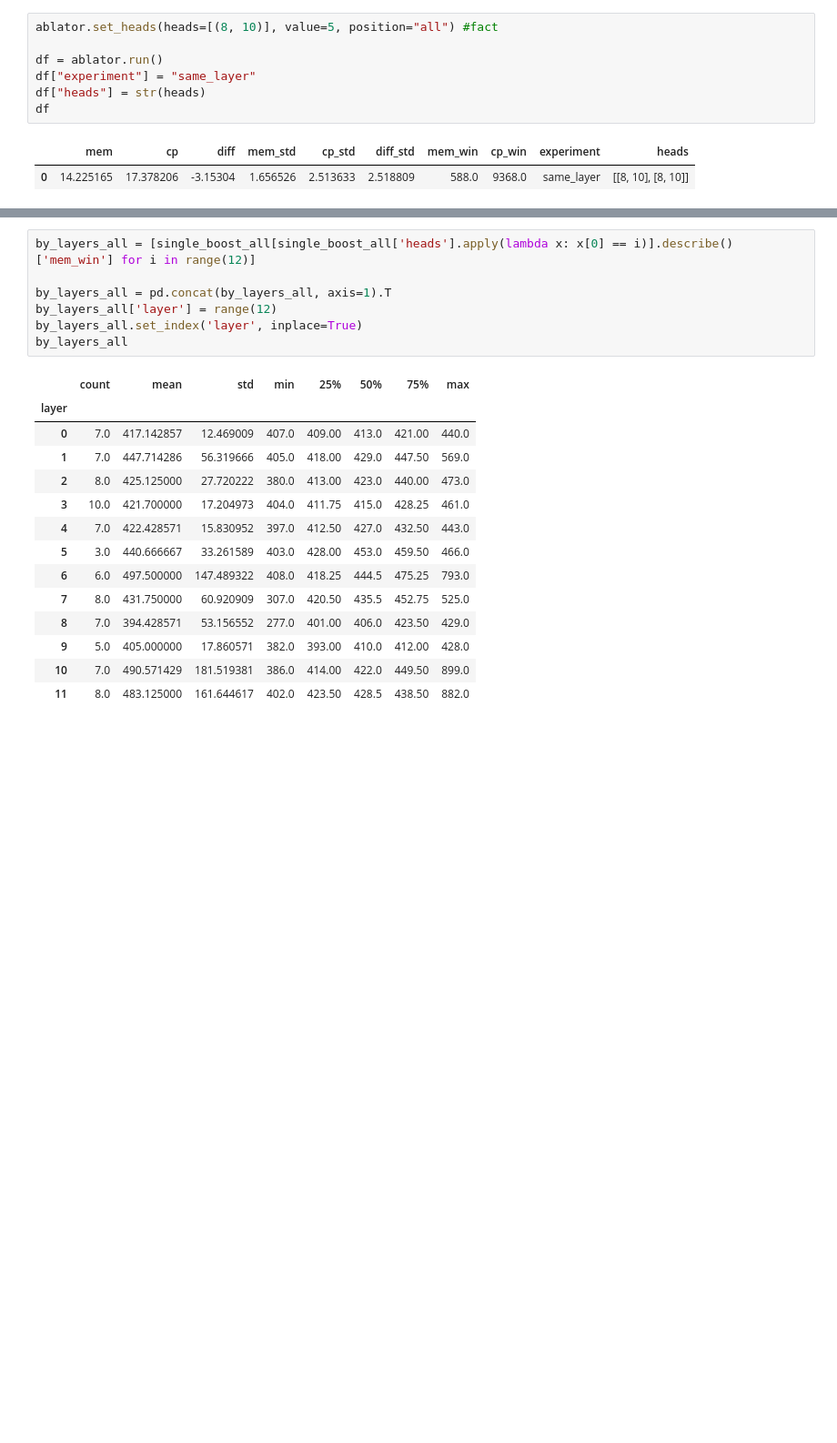
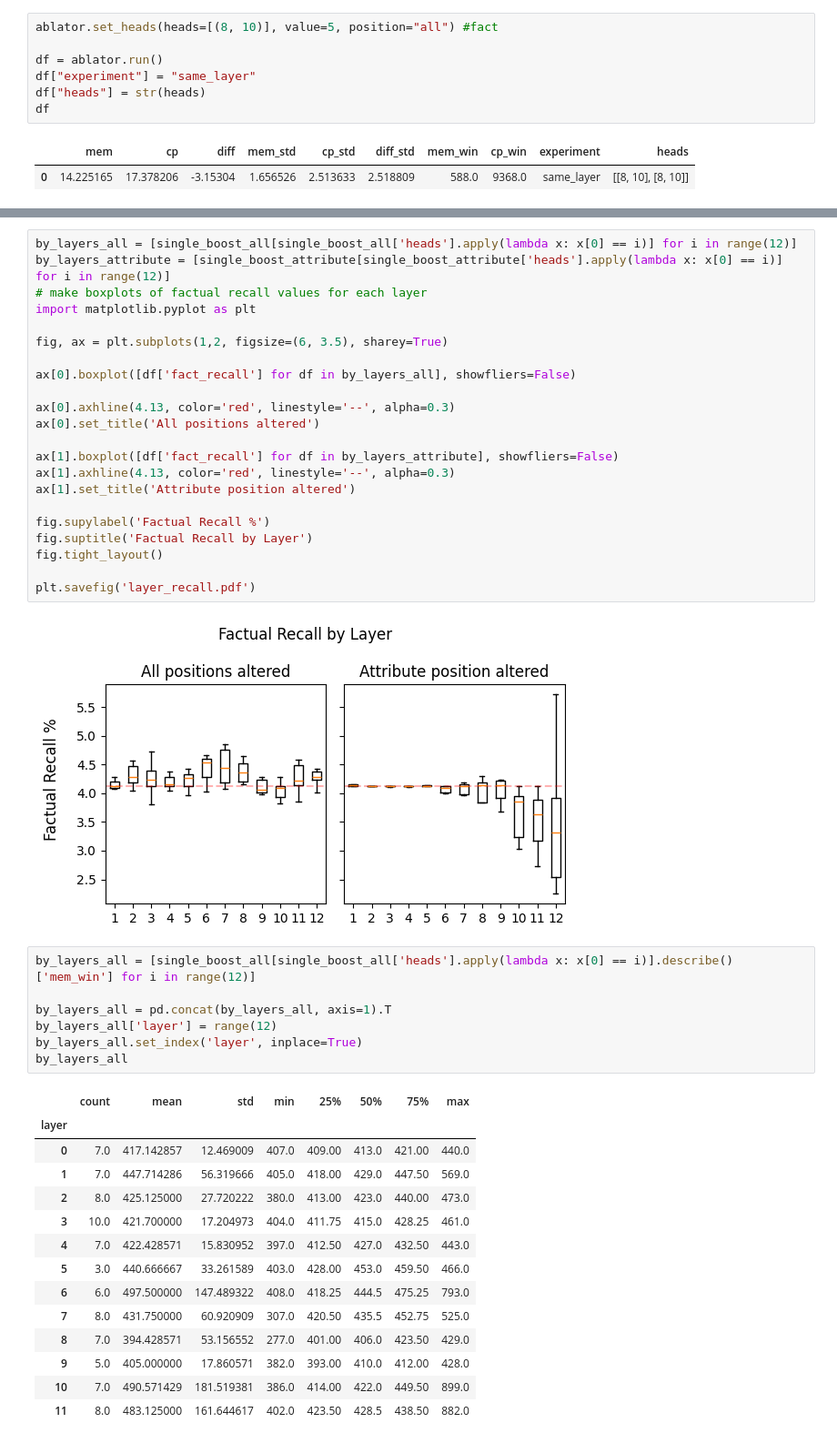
Before and after one commit to LCPerotti/FACT-AI-Assignment, a Jupyter notebook: original_paper_code/notebooks/attention_modifcation.ipynb, the cells around one changed output, grey strips where cells are left out. Shown at 91% size. Saved outputs shown, nothing was run; the diff lists cells and outputs as text; blank space fills up the shorter version.

```diff
--- a/original_paper_code/notebooks/attention_modifcation.ipynb
+++ b/original_paper_code/notebooks/attention_modifcation.ipynb
@@ -424,3 +425,27 @@ single_all_stats
+# %%
+by_layers_all = [single_boost_all[single_boost_all['heads'].apply(lambda x: x[0] == i)] for i in range(12)]
+by_layers_attribute = [single_boost_attribute[single_boost_attribute['heads'].apply(lambda x: x[0] == i)] for i in range(12)]
+# make boxplots of factual recall values for each layer
+import matplotlib.pyplot as plt
+
+fig, ax = plt.subplots(1,2, figsize=(6, 3.5), sharey=True)
+
+ax[0].boxplot([df['fact_recall'] for df in by_layers_all], showfliers=False)
+
+ax[0].axhline(4.13, color='red', linestyle='--', alpha=0.3)
+ax[0].set_title('All positions altered')
+
+ax[1].boxplot([df['fact_recall'] for df in by_layers_attribute], showfliers=False)
+ax[1].axhline(4.13, color='red', linestyle='--', alpha=0.3)
+ax[1].set_title('Attribute position altered')
+
+fig.supylabel('Factual Recall %')
+fig.suptitle('Factual Recall by Layer')
+fig.tight_layout()
+
+plt.savefig('layer_recall.pdf')
+# %% [output]
+[figure, added]
 # %%
 by_layers_all = [single_boost_all[single_boost_all['heads'].apply(lambda x: x[0] == i)].describe()['mem_win'] for i in range(12)]
 
```
Also changed, not shown: parts of 3 cells of this notebook.
